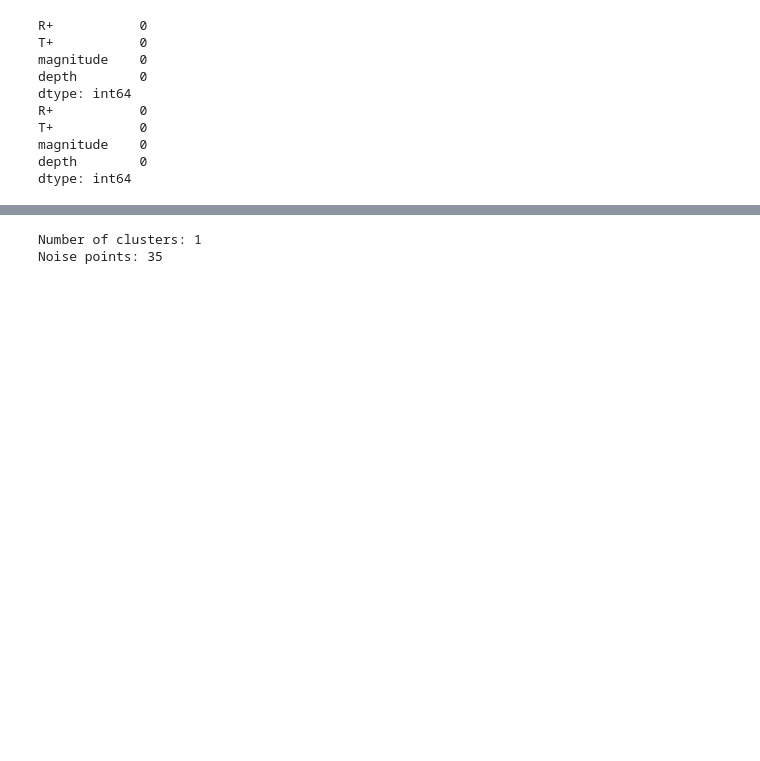
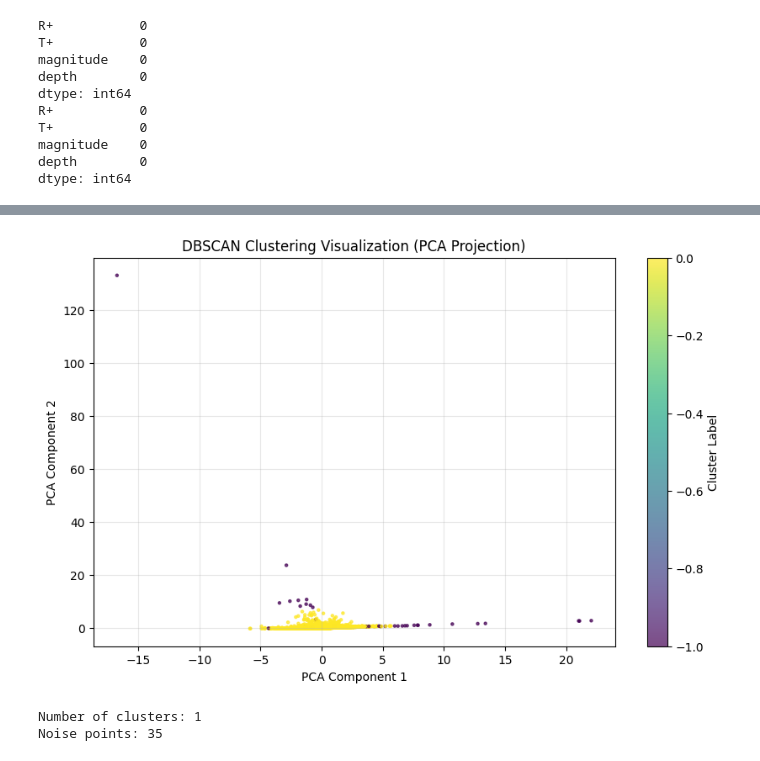
Before and after one commit to Ashraf-ISM/master-thesis-declustering-using-ml, a Jupyter notebook: Unsupervised-ML/DBSCAN/DBSCAN.ipynb, the cells around one changed output, grey strips where cells are left out. Cells and saved outputs as stored; diff of their text form; code cells hidden in the pictures; blank space fills up the shorter version.

Commit message:
DBSCAN File is updated

```diff
--- a/Unsupervised-ML/DBSCAN/DBSCAN.ipynb
+++ b/Unsupervised-ML/DBSCAN/DBSCAN.ipynb
@@ -611,3 +610,37 @@ NameError: name 'clusters' is not defined
+# %%
+import matplotlib.pyplot as plt
+from sklearn.decomposition import PCA
+
+# --------------------------------------------------
+# STEP 1 — Apply PCA to reduce dimensions to 2D
+# --------------------------------------------------
+pca = PCA(n_components=2)
+
+X_pca = pca.fit_transform(X)
+
+# --------------------------------------------------
+# STEP 2 — Plot DBSCAN clusters in PCA space
+# --------------------------------------------------
+plt.figure(figsize=(10,6))
+
+scatter = plt.scatter(
+    X_pca[:, 0],
+    X_pca[:, 1],
+    c=labels,
+    cmap='viridis',
+    s=5,           # small points for large catalogs
+    alpha=0.7
+)
+
+plt.colorbar(scatter, label='Cluster Label')
+plt.title("DBSCAN Clustering Visualization (PCA Projection)")
+plt.xlabel("PCA Component 1")
+plt.ylabel("PCA Component 2")
+
+plt.grid(True, alpha=0.3)
+plt.show()
+# %% [output]
+[figure, added]
 # %%
 n_clusters = len(set(labels)) - (1 if -1 in labels else 0)
 n_noise = list(labels).count(-1)
```
Also changed, not shown: parts of 3 cells of this notebook.
